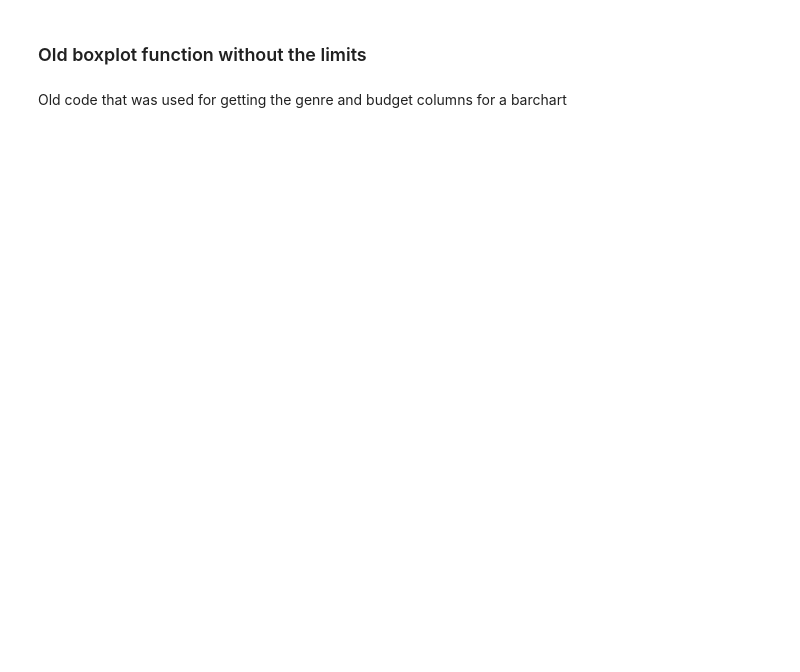
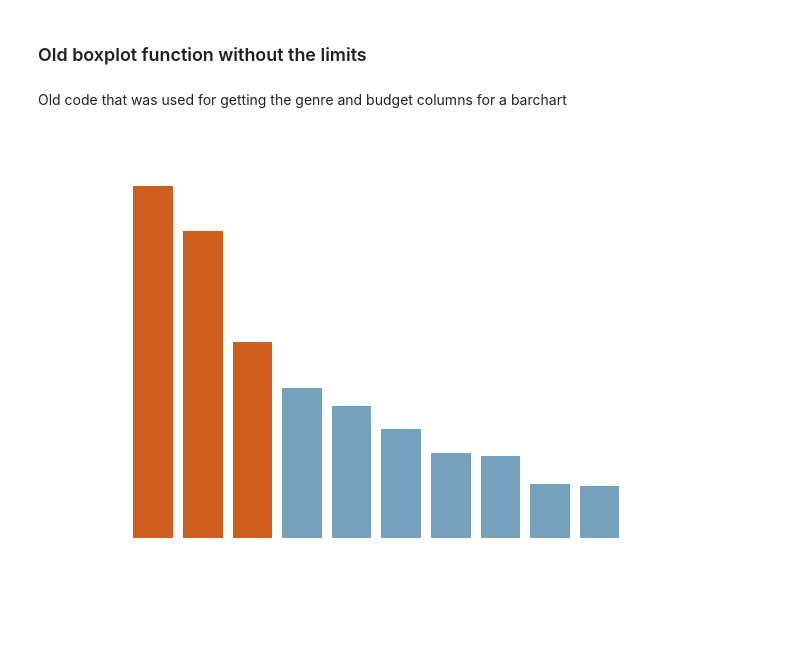
Before and after one commit to learn-co-curriculum/dsc-phase-1-project-template, a Jupyter notebook: notebooks/boxplots_total_gross_scatter.ipynb, the cells around one changed output. Saved outputs shown, nothing was run; the diff lists cells and outputs as text; code cells hidden in the pictures; blank space fills up the shorter version.

```diff
--- a/notebooks/boxplots_total_gross_scatter.ipynb
+++ b/notebooks/boxplots_total_gross_scatter.ipynb
@@ -166,3 +155,22 @@ for val, name in sorted(zip(genre_vals, genre_names), reverse=True):
     y_axis.append(val)
 
 # x_axis, y_axis
+# %%
+# colors=['#eb5600', '#c2882b', '#6aa4c8']
+sns.set_style(rc={'axes.edgecolor': 'w','text.color': 'w','xtick.color': 'w','ytick.color': 'w', 'axes.labelcolor':'w'})
+total_gross_per_genre = pd.DataFrame({'genre':x_axis, 'total_worldwide_gross':y_axis})
+bar = sns.barplot(data=total_gross_per_genre.iloc[:10], x = 'genre', y='total_worldwide_gross',
+                  palette = ['#eb5600', '#eb5600', '#eb5600', '#6aa4c8', '#6aa4c8', '#6aa4c8', '#6aa4c8',
+                            '#6aa4c8', '#6aa4c8', '#6aa4c8'])
+bar.set_xticklabels(bar.get_xticklabels(), rotation=90, horizontalalignment='center')
+ylabels = ['\$' + '{:,.0f}'.format(y/1e9) + 'B' for y in bar.get_yticks()]
+bar.set_yticklabels(ylabels)
+plt.xlabel('Genre', fontsize=15)
+plt.ylabel('Total Worldwide Gross', fontsize=15)
+plt.title('Worldwide Gross Revenue of Top 10 Genres', fontsize=18)
+
+# print(sns.axes_style()) # Prints out the information about style
+fig = bar.get_figure()
+fig.savefig('gross_rev_bar.png', transparent=True, bbox_inches='tight', pad_inches=.15, dpi=300)
+# %% [output]
+[figure, added]
```
Also changed, not shown: parts of 14 cells of this notebook, 7 other files.
